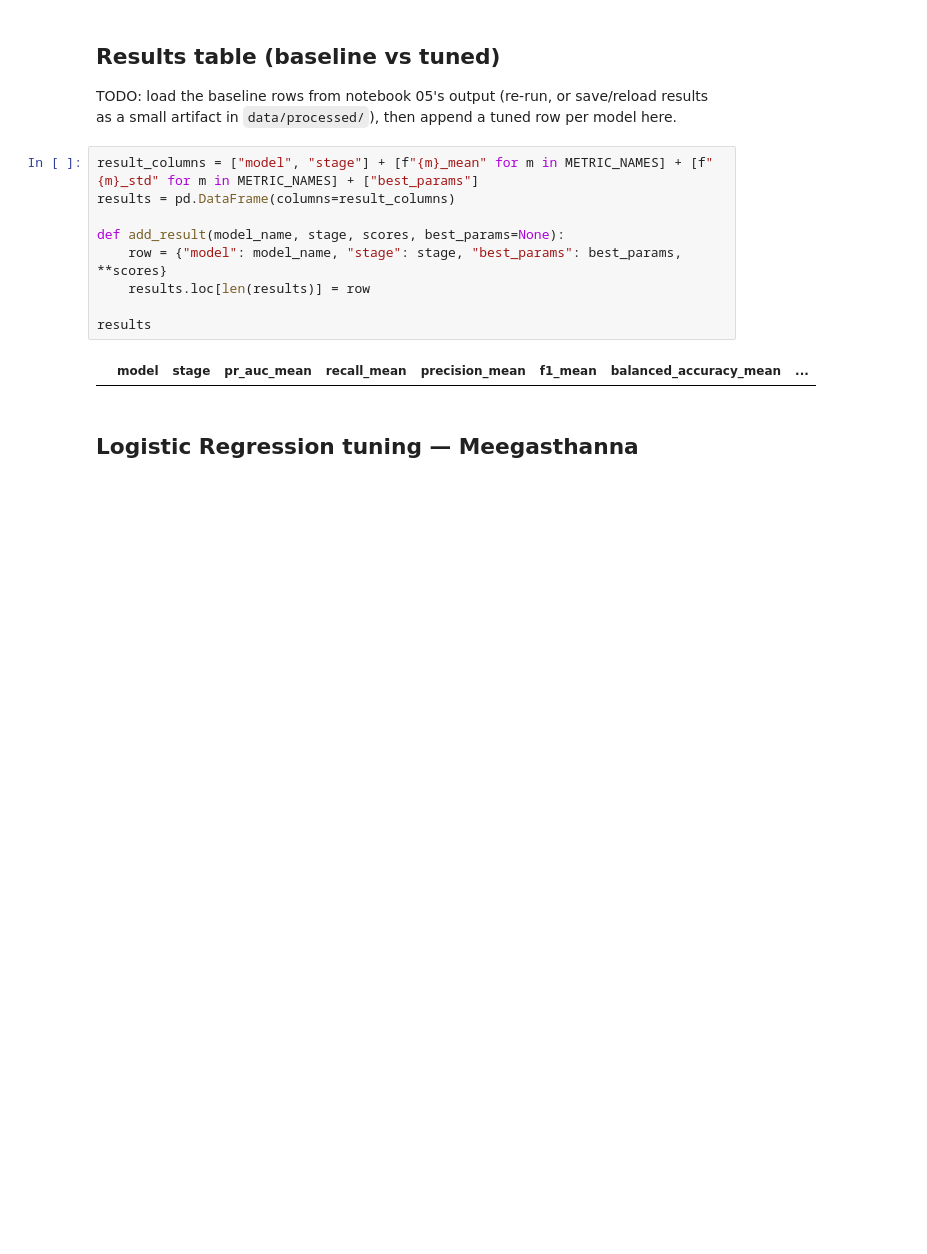
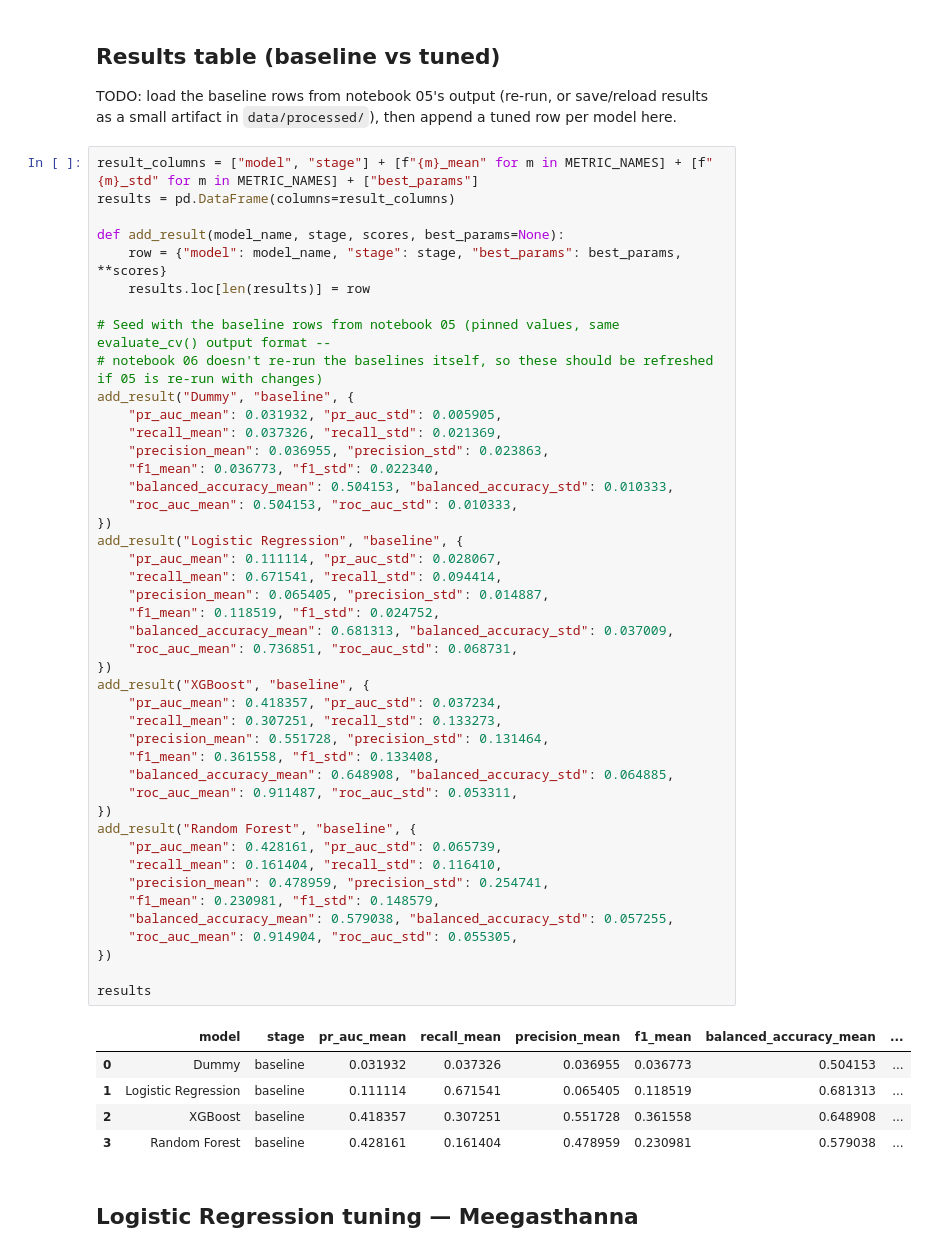
Before and after one commit to Bimsara-Yehan/UR3-CobotOps-Fault-Detection, a Jupyter notebook: notebooks/06_tuning.ipynb, the cells around one changed output. Saved outputs shown, nothing was run; the diff lists cells and outputs as text; blank space fills up the shorter version.

```diff
--- a/notebooks/06_tuning.ipynb
+++ b/notebooks/06_tuning.ipynb
@@ -65,14 +65,53 @@ TODO: load the baseline rows from notebook 05's output (re-run, or save/reload r
 # %%
 result_columns = ["model", "stage"] + [f"{m}_mean" for m in METRIC_NAMES] + [f"{m}_std" for m in METRIC_NAMES] + ["best_params"]
 results = pd.DataFrame(columns=result_columns)
 
 def add_result(model_name, stage, scores, best_params=None):
     row = {"model": model_name, "stage": stage, "best_params": best_params, **scores}
     results.loc[len(results)] = row
 
+# Seed with the baseline rows from notebook 05 (pinned values, same evaluate_cv() output format --
+# notebook 06 doesn't re-run the baselines itself, so these should be refreshed if 05 is re-run with changes)
+add_result("Dummy", "baseline", {
+    "pr_auc_mean": 0.031932, "pr_auc_std": 0.005905,
+    "recall_mean": 0.037326, "recall_std": 0.021369,
+    "precision_mean": 0.036955, "precision_std": 0.023863,
+    "f1_mean": 0.036773, "f1_std": 0.022340,
+    "balanced_accuracy_mean": 0.504153, "balanced_accuracy_std": 0.010333,
+    "roc_auc_mean": 0.504153, "roc_auc_std": 0.010333,
+})
+add_result("Logistic Regression", "baseline", {
+    "pr_auc_mean": 0.111114, "pr_auc_std": 0.028067,
+    "recall_mean": 0.671541, "recall_std": 0.094414,
+    "precision_mean": 0.065405, "precision_std": 0.014887,
+    "f1_mean": 0.118519, "f1_std": 0.024752,
+    "balanced_accuracy_mean": 0.681313, "balanced_accuracy_std": 0.037009,
+    "roc_auc_mean": 0.736851, "roc_auc_std": 0.068731,
+})
+add_result("XGBoost", "baseline", {
+    "pr_auc_mean": 0.418357, "pr_auc_std": 0.037234,
+    "recall_mean": 0.307251, "recall_std": 0.133273,
+    "precision_mean": 0.551728, "precision_std": 0.131464,
+    "f1_mean": 0.361558, "f1_std": 0.133408,
+    "balanced_accuracy_mean": 0.648908, "balanced_accuracy_std": 0.064885,
+    "roc_auc_mean": 0.911487, "roc_auc_std": 0.053311,
+})
+add_result("Random Forest", "baseline", {
+    "pr_auc_mean": 0.428161, "pr_auc_std": 0.065739,
+    "recall_mean": 0.161404, "recall_std": 0.116410,
+    "precision_mean": 0.478959, "precision_std": 0.254741,
+    "f1_mean": 0.230981, "f1_std": 0.148579,
+    "balanced_accuracy_mean": 0.579038, "balanced_accuracy_std": 0.057255,
+    "roc_auc_mean": 0.914904, "roc_auc_std": 0.055305,
+})
+
 results
 # %% [output]
 |  | model | stage | pr_auc_mean | recall_mean | precision_mean | f1_mean | balanced_accuracy_mean | ... |
+| 0 | Dummy | baseline | 0.031932 | 0.037326 | 0.036955 | 0.036773 | 0.504153 | ... |
+| 1 | Logistic Regression | baseline | 0.111114 | 0.671541 | 0.065405 | 0.118519 | 0.681313 | ... |
+| 2 | XGBoost | baseline | 0.418357 | 0.307251 | 0.551728 | 0.361558 | 0.648908 | ... |
+| 3 | Random Forest | baseline | 0.428161 | 0.161404 | 0.478959 | 0.230981 | 0.579038 | ... |
 # %% [markdown]
 ## Logistic Regression tuning — Meegasthanna
 # %%
```
Also changed, not shown: parts of 6 cells of this notebook.
